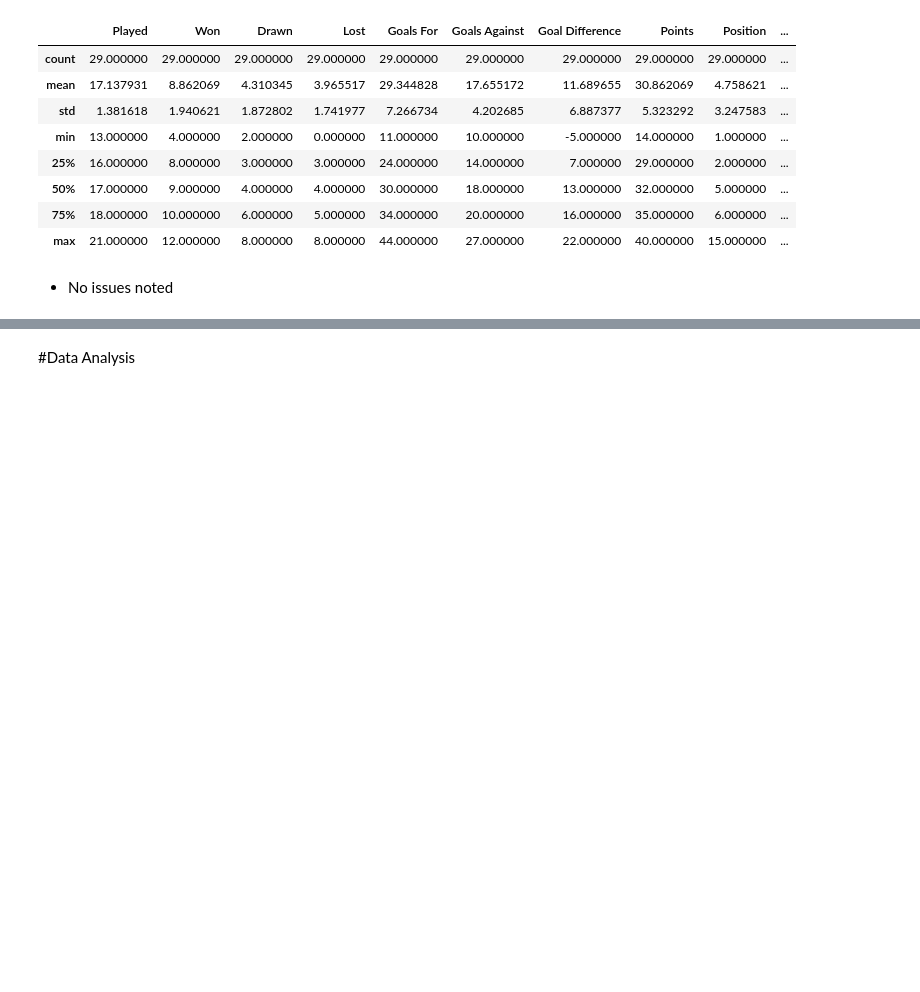
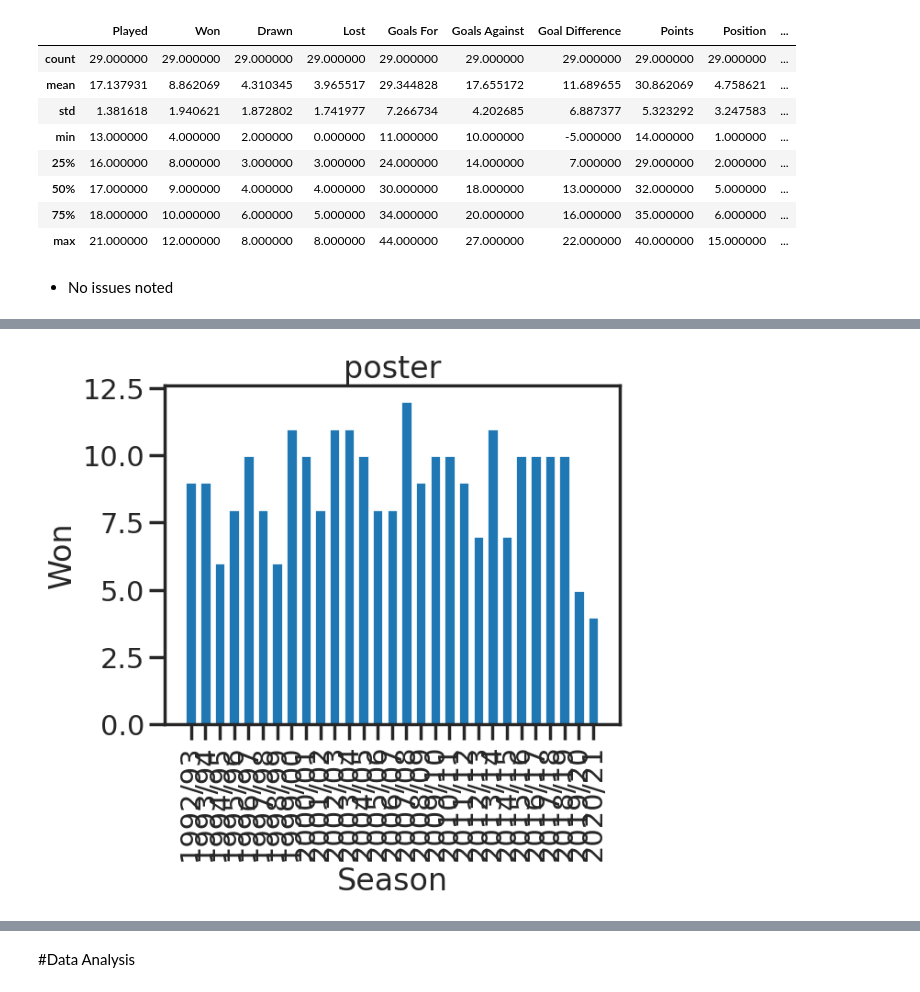
Before and after one commit to J4sonN/Arsenal-s-Worst-EPL-Starts, a Jupyter notebook: Arsenal's_worst_PL_starts.ipynb, the cells around one changed output, grey strips where cells are left out. Drawn from its saved outputs; the diff is of its cells as text; code cells hidden in the pictures; blank space fills up the shorter version.

```diff
--- a/Arsenal's_worst_PL_starts.ipynb
+++ b/Arsenal's_worst_PL_starts.ipynb
@@ -151,0 +169,7 @@ df.describe(include='number')
+# %%
+context_name = 'poster'
+with sns.plotting_context(context_name):
+    fig,ax = my_barplot(df)
+    ax.set_title(context_name)
+# %% [output]
+[figure, added]
```
Also changed, not shown: parts of 25 cells of this notebook.
